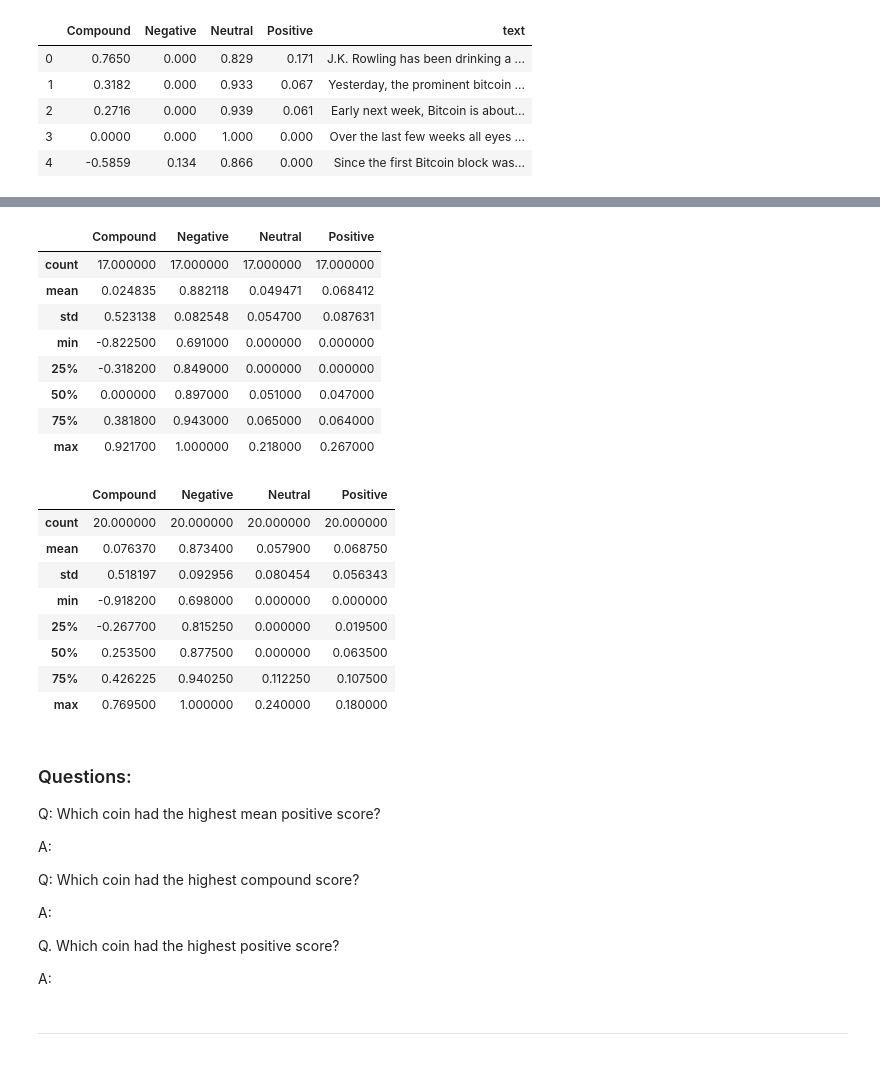
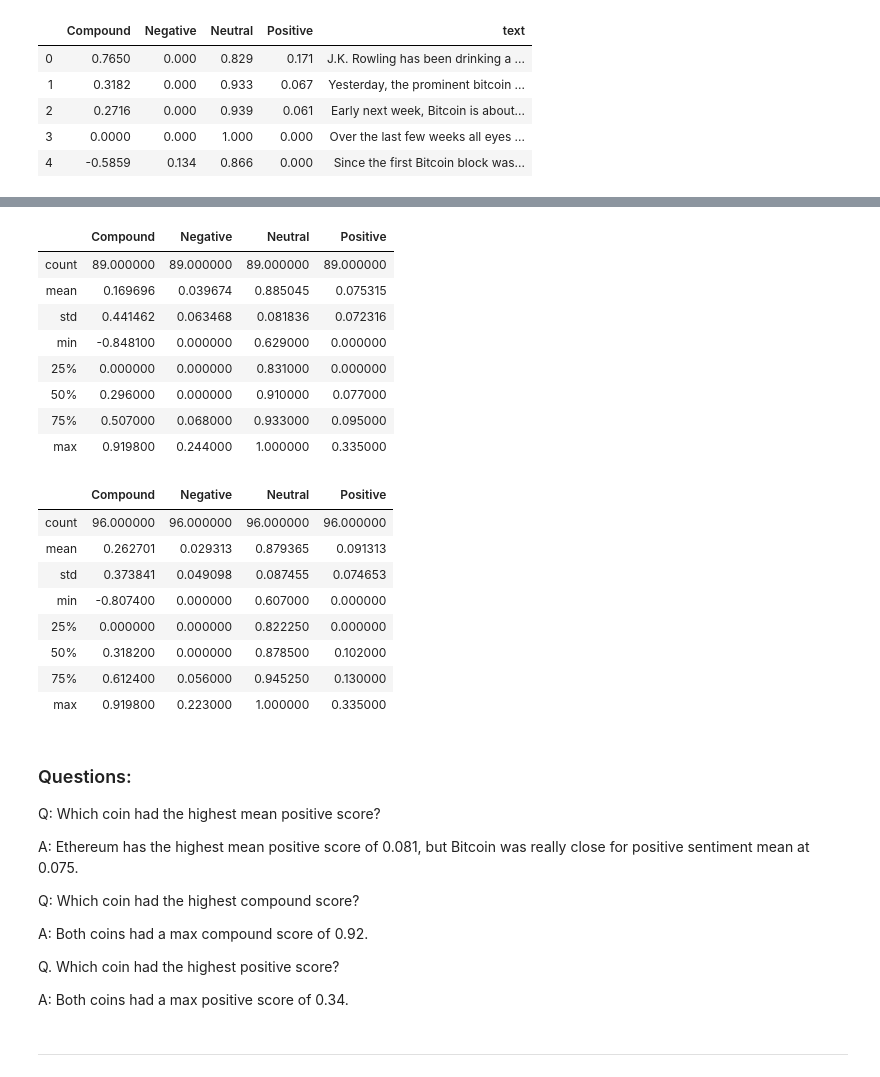
Before and after one commit to awanzek/nlp_homework, a Jupyter notebook: crypto_sentiment.ipynb, the cells around one changed output, grey strips where cells are left out. Saved outputs shown, nothing was run; the diff lists cells and outputs as text; code cells hidden in the pictures.

Commit message:
updated dataframe building. stuck on tokenization of text

```diff
--- a/crypto_sentiment.ipynb
+++ b/crypto_sentiment.ipynb
@@ -31,8 +36,8 @@ newsapi = NewsApiClient(api_key=api_key)
 # %%
 # Fetch the Bitcoin news articles
 btc_news = newsapi.get_everything(
-    from_param='2020-05-03',
-    to='2020-06-01',
+    from_param=start_date,
+    to=end_date,
     q="bitcoin",
     language="en",
     page_size=100,
@@ -45,8 +50,8 @@ Total articles related to Bitcoin: 3321
 # %%
 # Fetch the Ethereum news articles
 eth_news = newsapi.get_everything(
-    from_param='2020-05-03',
-    to='2020-06-01',
+    from_param=start_date,
+    to=end_date,
     q="ethereum",
     language="en",
     page_size=100,
@@ -72,7 +66,7 @@ btc_news["articles"][0]
 #bitcoin sentiment list to dataframe
 #sentiment_df=pd.DataFrame()
 #sentiment_df.columns=["Compound","Negative","Neutral","Positive","text"]
-sentiment_list=[]
+btc_sentiment_list=[]
 for article in btc_news["articles"]:
    try:
         text = article["content"]
@@ -82,13 +76,13 @@ for article in btc_news["articles"]:
         neu = sentiment["neu"]
         neg = sentiment["neg"]
         scores={"Compound":compound, "Negative":neg, "Neutral":neu, "Positive":pos, "text":text}
-        sentiment_list.append(scores)
+        btc_sentiment_list.append(scores)
 
    except:
         pass
 
-sentiment_df=pd.DataFrame(sentiment_list)
-sentiment_df.head()
+btc_sentiment_df=pd.DataFrame(btc_sentiment_list)
+btc_sentiment_df.head()
 # %% [output]
 |  | Compound | Negative | Neutral | Positive | text |
 | 0 | 0.7650 | 0.000 | 0.829 | 0.171 | J.K. Rowling has been drinking a ... |
@@ -107,0 +93,19 @@ sentiment_df.head()
+# %%
+# Create the ethereum sentiment scores DataFrame
+eth_sentiment_list=[]
+for article in eth_news["articles"]:
+   try:
+        text = article["content"]
+        sentiment = analyzer.polarity_scores(text)
+        compound = sentiment["compound"]
+        pos = sentiment["pos"]
+        neu = sentiment["neu"]
+        neg = sentiment["neg"]
+        scores={"Compound":compound, "Negative":neg, "Neutral":neu, "Positive":pos, "text":text}
+        eth_sentiment_list.append(scores)
+
+   except:
+        pass
+
+eth_sentiment_df=pd.DataFrame(eth_sentiment_list)
+eth_sentiment_df.head()
@@ -108,45 +119,43 @@ sentiment_df.head()
 # %%
 # Describe the Bitcoin Sentiment
-btc_sentiment=sentiment_df
-btc_df.describe()
+btc_sentiment_df.describe()
 # %% [output]
 |  | Compound | Negative | Neutral | Positive |
-| count | 17.000000 | 17.000000 | 17.000000 | 17.000000 |
-| mean | 0.024835 | 0.882118 | 0.049471 | 0.068412 |
-| std | 0.523138 | 0.082548 | 0.054700 | 0.087631 |
-| min | -0.822500 | 0.691000 | 0.000000 | 0.000000 |
-| 25% | -0.318200 | 0.849000 | 0.000000 | 0.000000 |
-| 50% | 0.000000 | 0.897000 | 0.051000 | 0.047000 |
-| 75% | 0.381800 | 0.943000 | 0.065000 | 0.064000 |
-| max | 0.921700 | 1.000000 | 0.218000 | 0.267000 |
+| count | 89.000000 | 89.000000 | 89.000000 | 89.000000 |
+| mean | 0.169696 | 0.039674 | 0.885045 | 0.075315 |
+| std | 0.441462 | 0.063468 | 0.081836 | 0.072316 |
+| min | -0.848100 | 0.000000 | 0.629000 | 0.000000 |
+| 25% | 0.000000 | 0.000000 | 0.831000 | 0.000000 |
+| 50% | 0.296000 | 0.000000 | 0.910000 | 0.077000 |
+| 75% | 0.507000 | 0.068000 | 0.933000 | 0.095000 |
+| max | 0.919800 | 0.244000 | 1.000000 | 0.335000 |
 # %%
 # Describe the Ethereum Sentiment
-eth_sentiment=sentiment_df
-eth_df.describe()
+eth_sentiment_df.describe()
 # %% [output]
 |  | Compound | Negative | Neutral | Positive |
-| count | 20.000000 | 20.000000 | 20.000000 | 20.000000 |
-| mean | 0.076370 | 0.873400 | 0.057900 | 0.068750 |
-| std | 0.518197 | 0.092956 | 0.080454 | 0.056343 |
-| min | -0.918200 | 0.698000 | 0.000000 | 0.000000 |
-| 25% | -0.267700 | 0.815250 | 0.000000 | 0.019500 |
-| 50% | 0.253500 | 0.877500 | 0.000000 | 0.063500 |
-| 75% | 0.426225 | 0.940250 | 0.112250 | 0.107500 |
-| max | 0.769500 | 1.000000 | 0.240000 | 0.180000 |
+| count | 96.000000 | 96.000000 | 96.000000 | 96.000000 |
+| mean | 0.262701 | 0.029313 | 0.879365 | 0.091313 |
+| std | 0.373841 | 0.049098 | 0.087455 | 0.074653 |
+| min | -0.807400 | 0.000000 | 0.607000 | 0.000000 |
+| 25% | 0.000000 | 0.000000 | 0.822250 | 0.000000 |
+| 50% | 0.318200 | 0.000000 | 0.878500 | 0.102000 |
+| 75% | 0.612400 | 0.056000 | 0.945250 | 0.130000 |
+| max | 0.919800 | 0.223000 | 1.000000 | 0.335000 |
 # %% [markdown]
 ### Questions:
 
 Q: Which coin had the highest mean positive score?
 
-A:
+A: Ethereum has the highest mean positive score of 0.081, but Bitcoin was really close for positive sentiment mean at 0.075.
 
 Q: Which coin had the highest compound score?
 
-A:
+A: Both coins had a max compound score of 0.92.
 
 Q. Which coin had the highest positive score?
 
-A:
+A: Both coins had a max positive score of 0.34.
 # %% [markdown]
 ---
 # %% [markdown]
```
Also changed, not shown: parts of 9 cells of this notebook.
